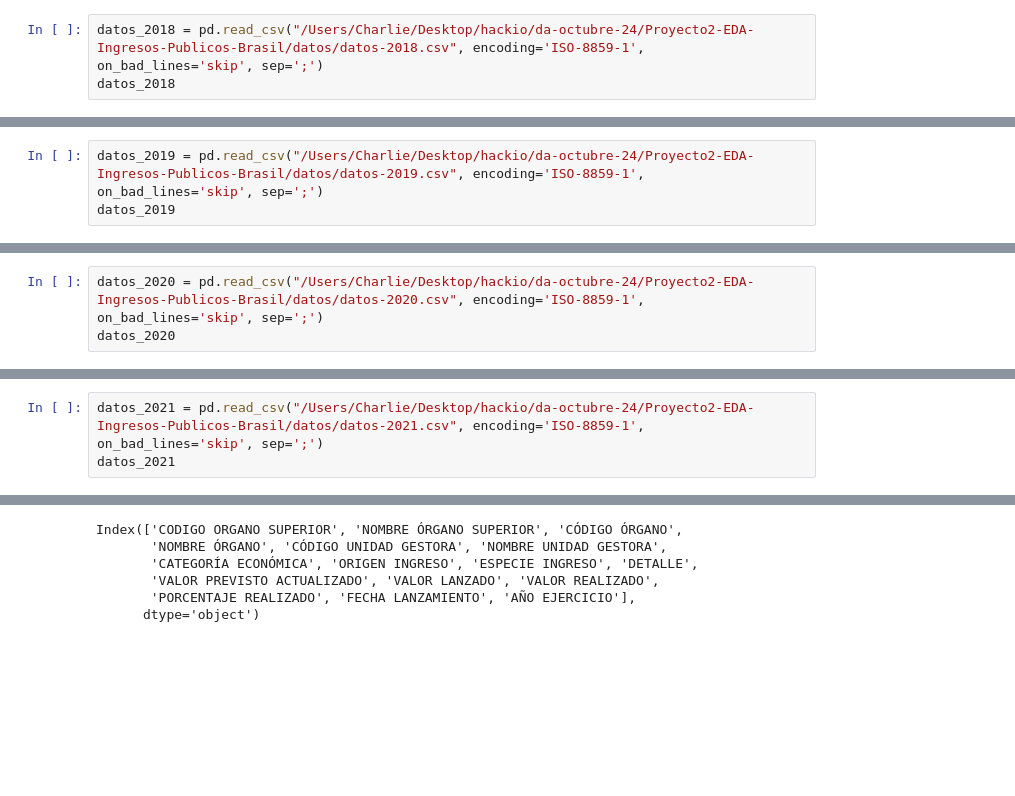
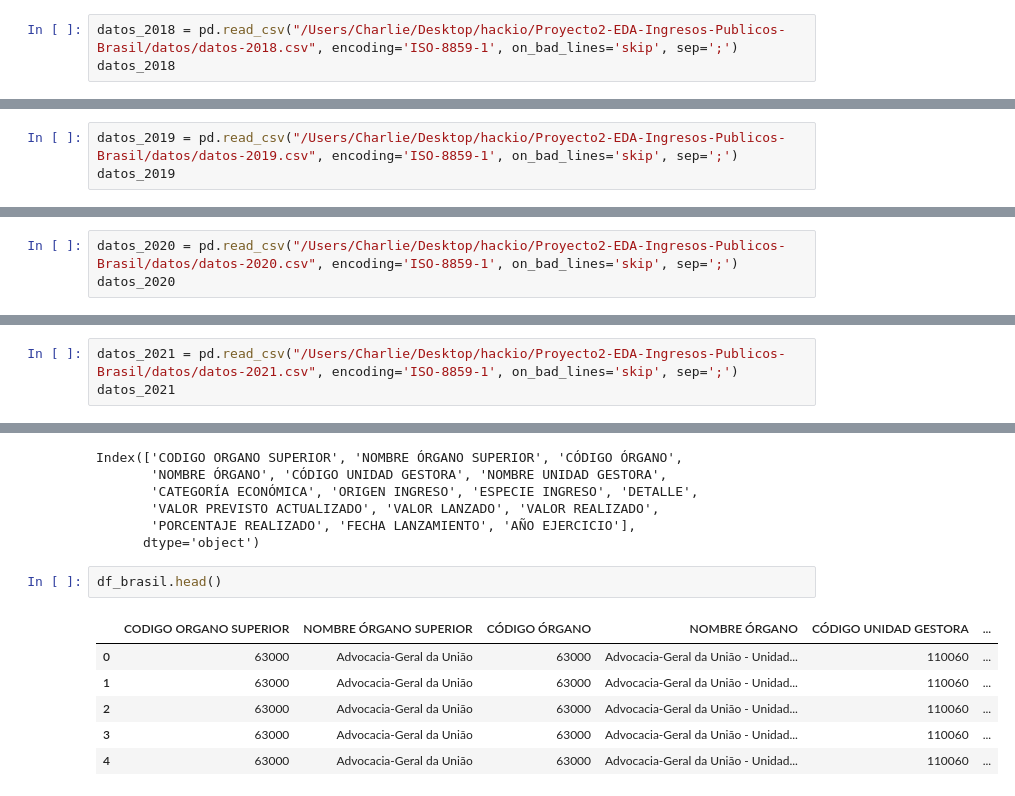
Before and after one commit to Carlos475-create/Proyecto2-Insights-Brasil, a Jupyter notebook: proyecto_brasil copy 2.ipynb, the cells around one changed output, grey strips where cells are left out. Cells and saved outputs as stored; diff of their text form; blank space fills up the shorter version.

```diff
--- a/proyecto_brasil copy 2.ipynb
+++ b/proyecto_brasil copy 2.ipynb
@@ -86,7 +86,7 @@ datos_2017
 | 190478 | 20000 | Presidência da República | 24208 | Instituto Nacional de Tecnologia ... | 243001 | ... |
 190479 rows × 16 columns
 # %%
-datos_2018 = pd.read_csv("/Users/Charlie/Desktop/hackio/da-octubre-24/Proyecto2-EDA-Ingresos-Publicos-Brasil/datos/datos-2018.csv", encoding='ISO-8859-1', on_bad_lines='skip', sep=';')
+datos_2018 = pd.read_csv("/Users/Charlie/Desktop/hackio/Proyecto2-EDA-Ingresos-Publicos-Brasil/datos/datos-2018.csv", encoding='ISO-8859-1', on_bad_lines='skip', sep=';')
 datos_2018
 # %% [output]
 |  | CÓDIGO ÓRGÃO SUPERIOR | NOME ÓRGÃO SUPERIOR | CÓDIGO ÓRGÃO | NOME ÓRGÃO | CÓDIGO UNIDADE GESTORA | ... |
@@ -103,7 +103,7 @@ datos_2018
 | 173943 | 20000 | Presidência da República | 24208 | Instituto Nacional de Tecnologia ... | 243001 | ... |
 173944 rows × 16 columns
 # %%
-datos_2019 = pd.read_csv("/Users/Charlie/Desktop/hackio/da-octubre-24/Proyecto2-EDA-Ingresos-Publicos-Brasil/datos/datos-2019.csv", encoding='ISO-8859-1', on_bad_lines='skip', sep=';')
+datos_2019 = pd.read_csv("/Users/Charlie/Desktop/hackio/Proyecto2-EDA-Ingresos-Publicos-Brasil/datos/datos-2019.csv", encoding='ISO-8859-1', on_bad_lines='skip', sep=';')
 datos_2019
 # %% [output]
 |  | CÓDIGO ÓRGÃO SUPERIOR | NOME ÓRGÃO SUPERIOR | CÓDIGO ÓRGÃO | NOME ÓRGÃO | CÓDIGO UNIDADE GESTORA | ... |
@@ -120,7 +120,7 @@ datos_2019
 | 176827 | 20000 | Presidência da República | 24208 | Instituto Nacional de Tecnologia ... | 243001 | ... |
 176828 rows × 16 columns
 # %%
-datos_2020 = pd.read_csv("/Users/Charlie/Desktop/hackio/da-octubre-24/Proyecto2-EDA-Ingresos-Publicos-Brasil/datos/datos-2020.csv", encoding='ISO-8859-1', on_bad_lines='skip', sep=';')
+datos_2020 = pd.read_csv("/Users/Charlie/Desktop/hackio/Proyecto2-EDA-Ingresos-Publicos-Brasil/datos/datos-2020.csv", encoding='ISO-8859-1', on_bad_lines='skip', sep=';')
 datos_2020
 # %% [output]
 |  | CÓDIGO ÓRGÃO SUPERIOR | NOME ÓRGÃO SUPERIOR | CÓDIGO ÓRGÃO | NOME ÓRGÃO | CÓDIGO UNIDADE GESTORA | ... |
@@ -137,7 +137,7 @@ datos_2020
 | 142347 | 20000 | Presidência da República | 24208 | Instituto Nacional de Tecnologia ... | 243001 | ... |
 142348 rows × 16 columns
 # %%
-datos_2021 = pd.read_csv("/Users/Charlie/Desktop/hackio/da-octubre-24/Proyecto2-EDA-Ingresos-Publicos-Brasil/datos/datos-2021.csv", encoding='ISO-8859-1', on_bad_lines='skip', sep=';')
+datos_2021 = pd.read_csv("/Users/Charlie/Desktop/hackio/Proyecto2-EDA-Ingresos-Publicos-Brasil/datos/datos-2021.csv", encoding='ISO-8859-1', on_bad_lines='skip', sep=';')
 datos_2021
 # %% [output]
 |  | CÓDIGO ÓRGÃO SUPERIOR | NOME ÓRGÃO SUPERIOR | CÓDIGO ÓRGÃO | NOME ÓRGÃO | CÓDIGO UNIDADE GESTORA | ... |
@@ -225,3 +225,12 @@ Index(['CODIGO ORGANO SUPERIOR', 'NOMBRE ÓRGANO SUPERIOR', 'CÓDIGO ÓRGANO',
        'VALOR PREVISTO ACTUALIZADO', 'VALOR LANZADO', 'VALOR REALIZADO',
        'PORCENTAJE REALIZADO', 'FECHA LANZAMIENTO', 'AÑO EJERCICIO'],
       dtype='object')
+# %%
+df_brasil.head()
+# %% [output]
+|  | CODIGO ORGANO SUPERIOR | NOMBRE ÓRGANO SUPERIOR | CÓDIGO ÓRGANO | NOMBRE ÓRGANO | CÓDIGO UNIDAD GESTORA | ... |
+| 0 | 63000 | Advocacia-Geral da União | 63000 | Advocacia-Geral da União - Unidad... | 110060 | ... |
+| 1 | 63000 | Advocacia-Geral da União | 63000 | Advocacia-Geral da União - Unidad... | 110060 | ... |
+| 2 | 63000 | Advocacia-Geral da União | 63000 | Advocacia-Geral da União - Unidad... | 110060 | ... |
+| 3 | 63000 | Advocacia-Geral da União | 63000 | Advocacia-Geral da União - Unidad... | 110060 | ... |
+| 4 | 63000 | Advocacia-Geral da União | 63000 | Advocacia-Geral da União - Unidad... | 110060 | ... |
```
Also changed, not shown: parts of 5 cells of this notebook.
